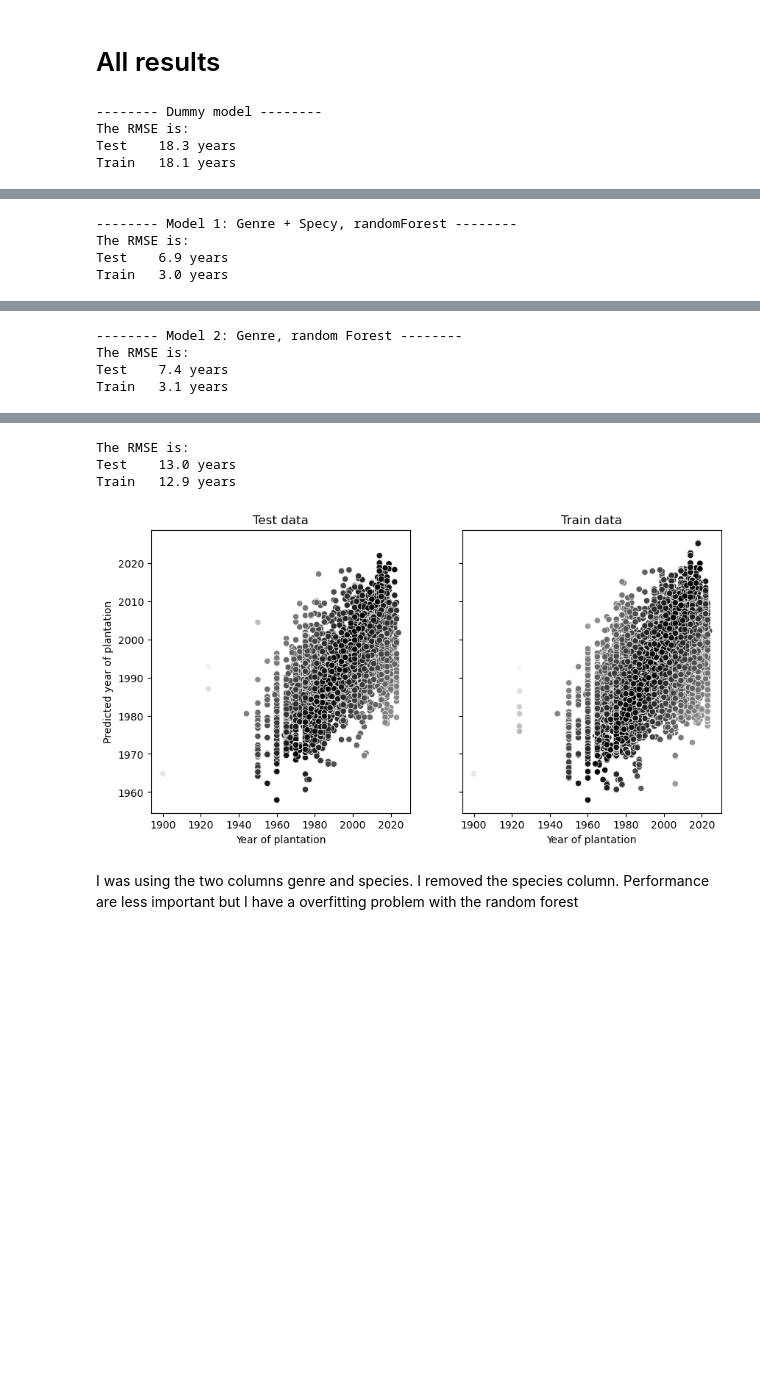
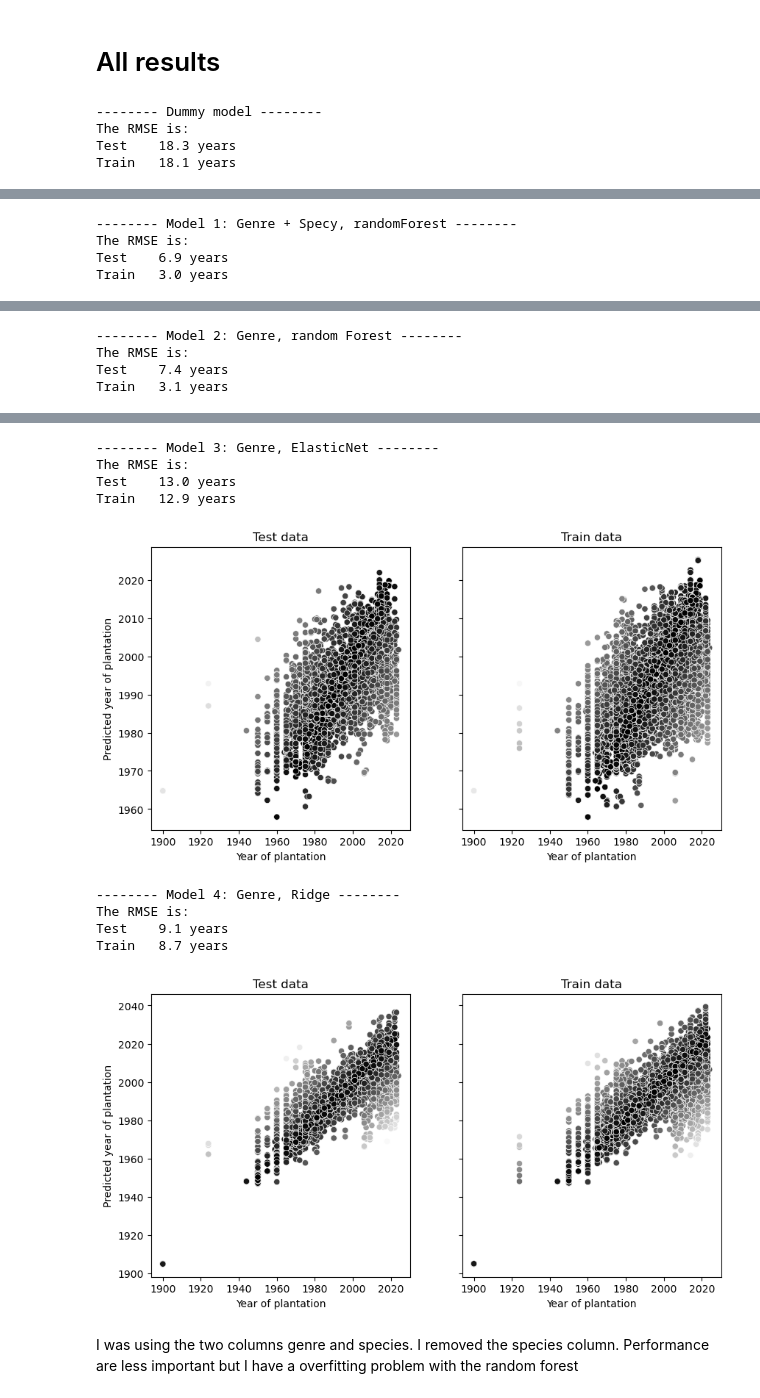
Before and after one commit to ThibaultLaunois/Campnum-12_ML1, a Jupyter notebook: notebooks/2-Pipeline_ML.ipynb, the cells around one changed output, grey strips where cells are left out. Saved outputs shown, nothing was run; the diff lists cells and outputs as text; code cells hidden in the pictures; blank space fills up the shorter version.

Commit message:
feat: add model 4 to nb2

```diff
--- a/notebooks/2-Pipeline_ML.ipynb
+++ b/notebooks/2-Pipeline_ML.ipynb
@@ -313,0 +316,9 @@ Pipeline(steps=[('preprocessing',
+# %%
+from sklearn.linear_model import Ridge
+
+model_4=Pipeline([
+    ('preprocessing', preprocessor_2),
+    ('classifier', Ridge(alpha=1,random_state=random_state))
+])
+
+model_4.fit(X_train, y_train)
@@ -318,32 +348,41 @@ def print_title_model(name):
     number_dash=8
     print("-"*number_dash+" "+name+" "+"-"*number_dash)
 
 print_title_model("Dummy model")
 show_results(dummy_model)
 print_title_model("Model 1: Genre + Specy, randomForest")
 show_results(model_1)
 print_title_model("Model 2: Genre, random Forest")
 show_results(model_2)
+print_title_model("Model 3: Genre, ElasticNet")
 show_results(model_3)
+print_title_model("Model 4: Genre, Ridge")
+show_results(model_4)
 # %% [output]
 -------- Dummy model --------
 The RMSE is:
 Test    18.3 years
 Train   18.1 years
 [figure]
 -------- Model 1: Genre + Specy, randomForest --------
 The RMSE is:
 Test    6.9 years
 Train   3.0 years
 [figure]
 -------- Model 2: Genre, random Forest --------
 The RMSE is:
 Test    7.4 years
 Train   3.1 years
 [figure]
+-------- Model 3: Genre, ElasticNet --------
 The RMSE is:
 Test    13.0 years
 Train   12.9 years
 [figure]
+-------- Model 4: Genre, Ridge --------
+The RMSE is:
+Test    9.1 years
+Train   8.7 years
+[figure, added]
 # %% [markdown]
 I was using the two columns genre and species. I removed the species column. Performance are less important but I have a overfitting problem with the random forest
```
Also changed, not shown: parts of 2 cells of this notebook.
